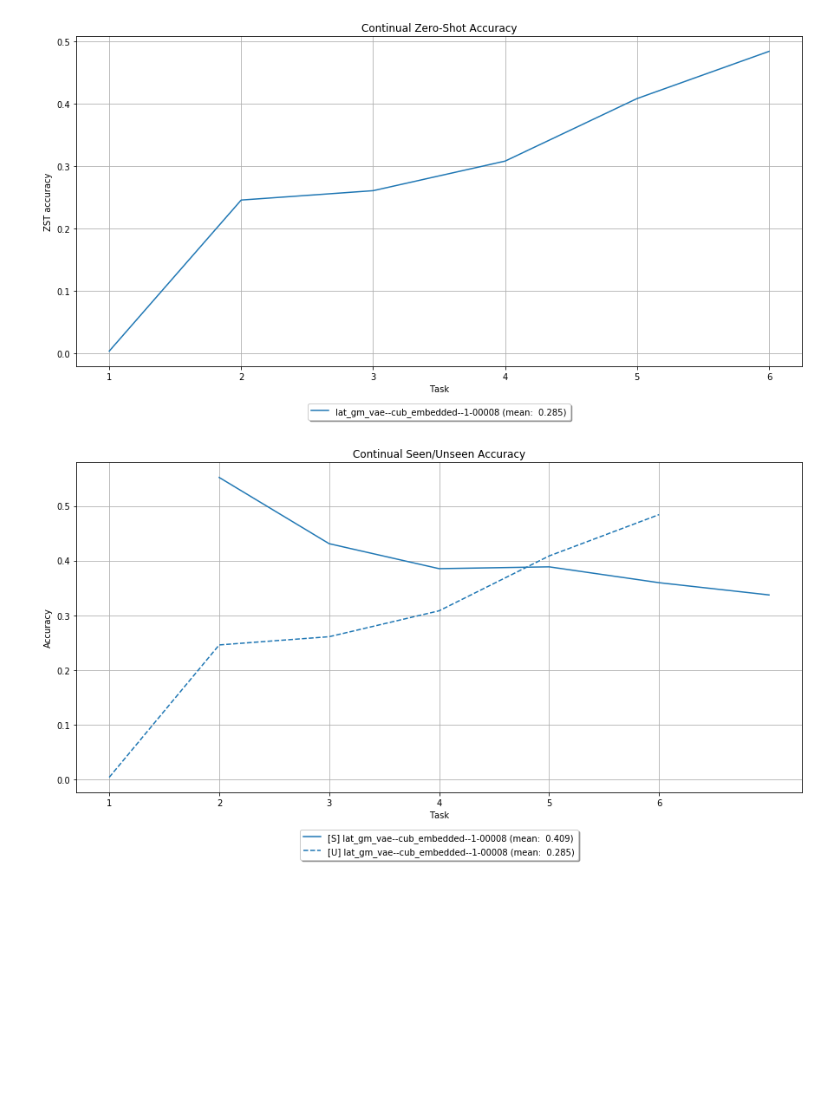
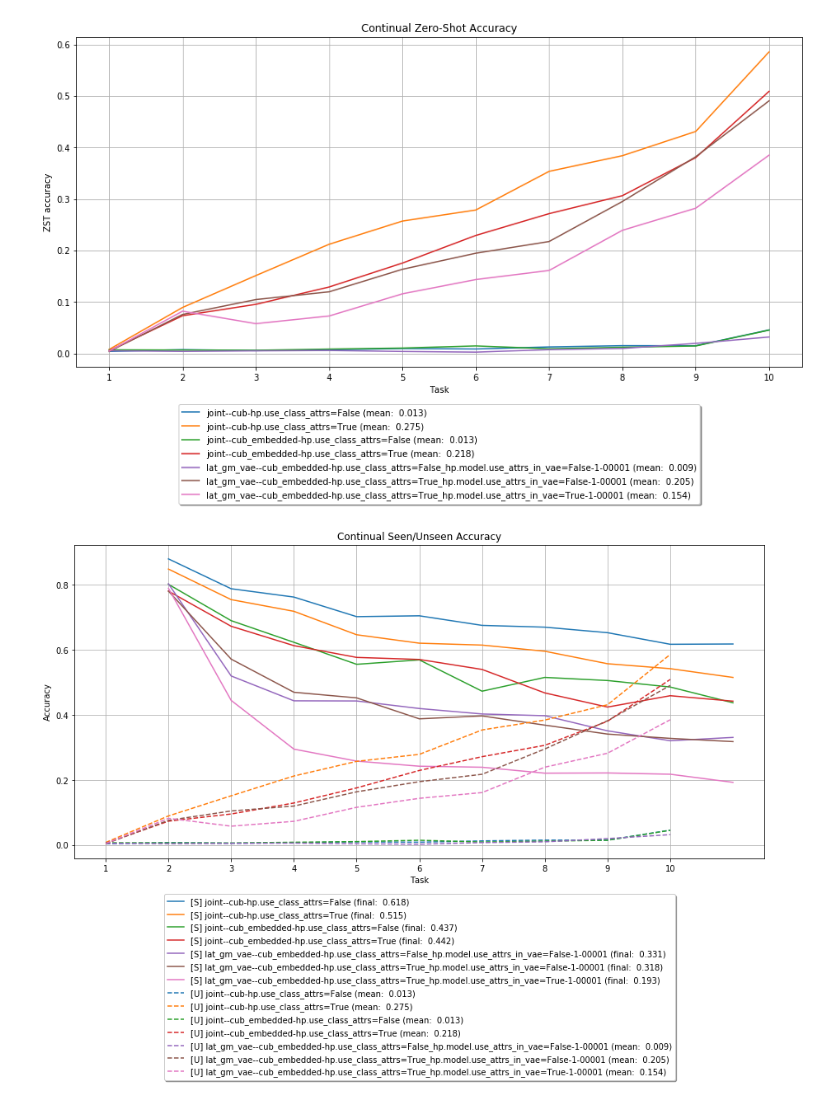
Before and after one commit to universome/class-norm, a Jupyter notebook: notebooks/visualization.ipynb, the cells around one changed output. Drawn from its saved outputs; the diff is of its cells as text; code cells hidden in the pictures; blank space fills up the shorter version.

```diff
--- a/notebooks/visualization.ipynb
+++ b/notebooks/visualization.ipynb
@@ -22,7 +22,8 @@ from src.utils.metrics import (
     compute_acc_for_classes
 )
 # %%
-dataset, tasks = 'cub', np.arange(1, 7)
+dataset, tasks = 'cub', np.arange(1, 11)
+# dataset, tasks = 'cub', np.arange(1, 7)
 # dataset, tasks = 'awa', np.arange(1, 6)
 
 experiments_dir = '../experiments'
@@ -44,10 +45,10 @@ methods = [
 # "agem--cub-",
 # "basic--cub-",
 # "ewc--cub-hp.synaptic_strength=0.01",
-# "joint--cub-hp.use_class_attrs=False",
-# "joint--cub-hp.use_class_attrs=True",
-# "joint--cub_embedded-hp.use_class_attrs=False",
-# "joint--cub_embedded-hp.use_class_attrs=True",
+"joint--cub-hp.use_class_attrs=False",
+"joint--cub-hp.use_class_attrs=True",
+"joint--cub_embedded-hp.use_class_attrs=False",
+"joint--cub_embedded-hp.use_class_attrs=True",
 # "lat_gm--cub_embedded-",
 # "lat_gm_vae--cub_embedded-hp.use_class_attrs=False_hp.model.use_attrs_in_vae=False",
 # "lat_gm_vae--cub_embedded-hp.use_class_attrs=False_hp.model.use_attrs_in_vae=True",
@@ -55,7 +56,10 @@ methods = [
 # "lat_gm_vae--cub_embedded-hp.use_class_attrs=True_hp.model.use_attrs_in_vae=True",
 # "mas--cub-",
 # "mas--cub_embedded",
-    "lat_gm_vae--cub_embedded--1-00008"
+"lat_gm_vae--cub_embedded-hp.use_class_attrs=False_hp.model.use_attrs_in_vae=False-1-00001",
+"lat_gm_vae--cub_embedded-hp.use_class_attrs=False_hp.model.use_attrs_in_vae=True-1-00001",
+"lat_gm_vae--cub_embedded-hp.use_class_attrs=True_hp.model.use_attrs_in_vae=False-1-00001",
+"lat_gm_vae--cub_embedded-hp.use_class_attrs=True_hp.model.use_attrs_in_vae=True-1-00001",
 ]
 prefixes = methods
 exps = {m: find_exps(p) for m, p in zip(methods, prefixes)}
@@ -84,34 +88,34 @@ plt.ylabel('ZST accuracy')
 plt.xticks(tasks)
 plt.grid()
 # %% [output]
-[figure, old version]
+[figure, new version]
 # %%
 from matplotlib.colors import BASE_COLORS
 
 # colors = list(BASE_COLORS.keys())
 colors = plt.rcParams['axes.prop_cycle'].by_key()['color']
 
 plt.figure(figsize=(15, 7))
 plt.title('Continual Seen/Unseen Accuracy')
 
 for i, method in enumerate(methods):
     values = [compute_seen_classes_acc_history(l[1:], t, c) for l, t, c in zip(logits_histories[method], targets[method], class_splits[method])]
     values_avg = np.array(values).mean(0)
-    plt.plot(tasks + 1, values_avg, label=f'[S] {method} (mean: {values_avg.mean(): .3f})', color=colors[i % len(colors)])
+    plt.plot(tasks + 1, values_avg, label=f'[S] {method} (final: {values_avg[-1]: .3f})', color=colors[i % len(colors)])
     #plt.plot(tasks, values_avg, label=f'[S] {method} (mean: {values_avg.mean(): .3f})')
 
 for i, method in enumerate(methods):
     values = [compute_unseen_classes_acc_history(l, t, c) for l, t, c in zip(logits_histories[method], targets[method], class_splits[method])]
     values_avg = np.array(values).mean(0)
     plt.plot(tasks, values_avg, '--', label=f'[U] {method} (mean: {values_avg.mean(): .3f})', color=colors[i % len(colors)])
 
 plt.legend(loc='upper center', bbox_to_anchor=(0.5, -0.1), fancybox=True, shadow=True)
 plt.xlabel('Task')
 plt.ylabel('Accuracy')
 plt.xticks(tasks)
 plt.grid()
 # %% [output]
-[figure, old version]
+[figure, new version]
 # %%
 plt.figure(figsize=(15, 7))
 plt.title('Continual AUSUC')
```
Also changed, not shown: parts of 5 cells of this notebook, 18 other files.
